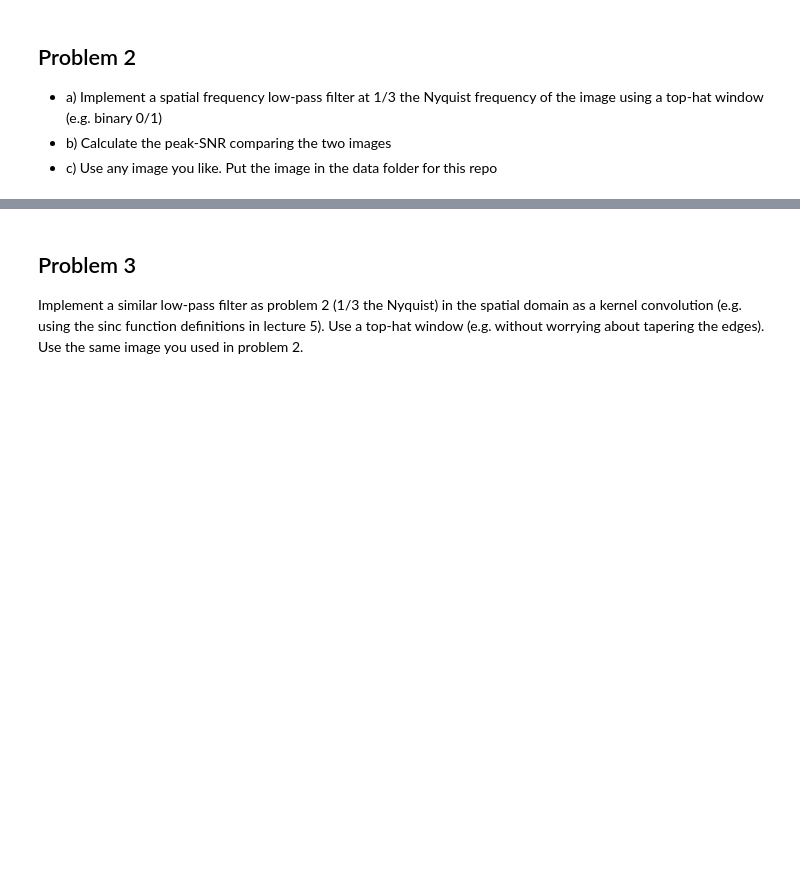
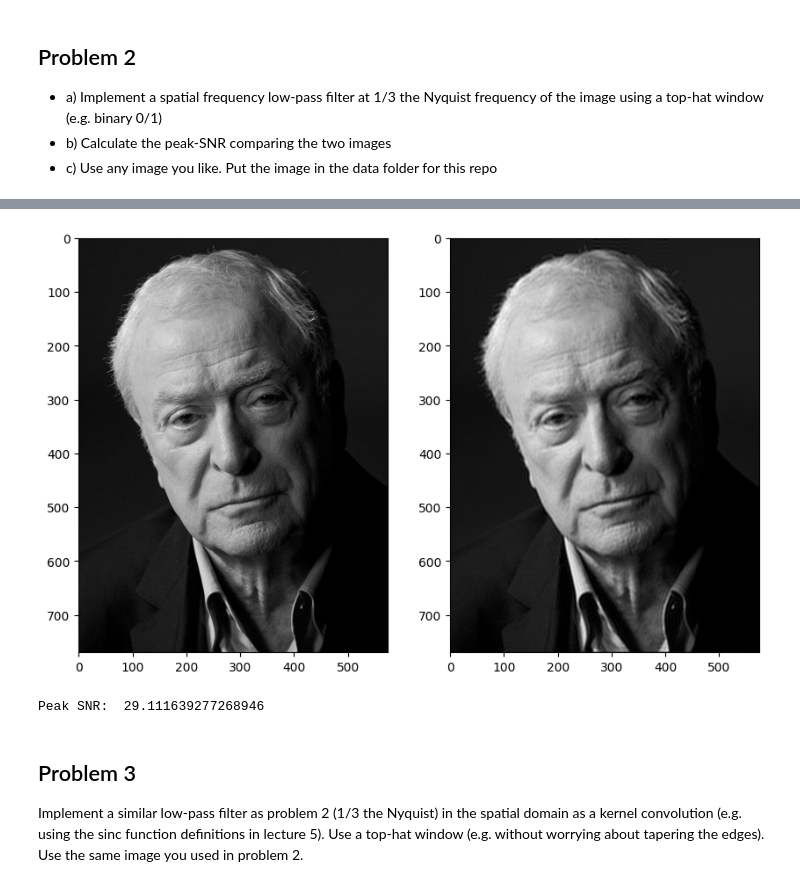
Before and after one commit to tdhorrell/Homework2, a Jupyter notebook: Homework2.ipynb, the cells around one changed output, grey strips where cells are left out. Drawn from its saved outputs; the diff is of its cells as text; code cells hidden in the pictures; blank space fills up the shorter version.

```diff
--- a/Homework2.ipynb
+++ b/Homework2.ipynb
@@ -22,3 +56,38 @@ def myfunction(required_inputs,optional_inputs='defaultvalue'):
+# %%
+# apply spacial frequency low pass filter
+# find center of image to center filter
+rows, cols, channel = caine_fourier_shift.shape
+row_c, col_c = rows//2, cols//2
+
+# calculate radius of 1/3 of image for filter
+rad = np.minimum(row_c, col_c) / 3
+
+# use ogrid for indicies, find distance and create mask
+Y, X = np.ogrid[:rows, :cols]
+dist = np.sqrt((X - col_c)**2 + (Y-row_c)**2)
+filter_mask = dist <= rad
+
+# apply mask
+caine_mask = caine_fourier_shift.copy()
+caine_mask[~filter_mask] = 0
+# %%
+# apply inverse fft to and shift to return to spacial domain
+caine_filtered = cv2.idft(np.fft.ifftshift(caine_mask))
+caine_filtered = cv2.magnitude(caine_filtered[:,:,0], caine_filtered[:,:,1])
+caine_filtered = cv2.normalize(caine_filtered, None, 0, 255, cv2.NORM_MINMAX)
+
+# plot images
+plt.figure(figsize=(10,10))
+plt.subplot(121), plt.imshow(caine_gray, cmap='gray')
+plt.subplot(122), plt.imshow(caine_filtered, cmap='gray')
+plt.show()
+# %% [output]
+[figure, added]
+# %%
+# calculate the peak SNR ratio
+print(f'Peak SNR: ',peak_snr(caine_gray, caine_filtered))
+# %% [output]
+Peak SNR:  29.111639277268946
 # %% [markdown]
 ## Problem 3
 Implement a similar low-pass filter as problem 2 (1/3 the Nyquist) in the spatial domain as a kernel convolution (e.g. using the sinc function definitions in lecture 5).  Use a top-hat window (e.g. without worrying about tapering the edges).  Use the same image you used in problem 2.
```
Also changed, not shown: parts of 7 cells of this notebook, 1 other file.
